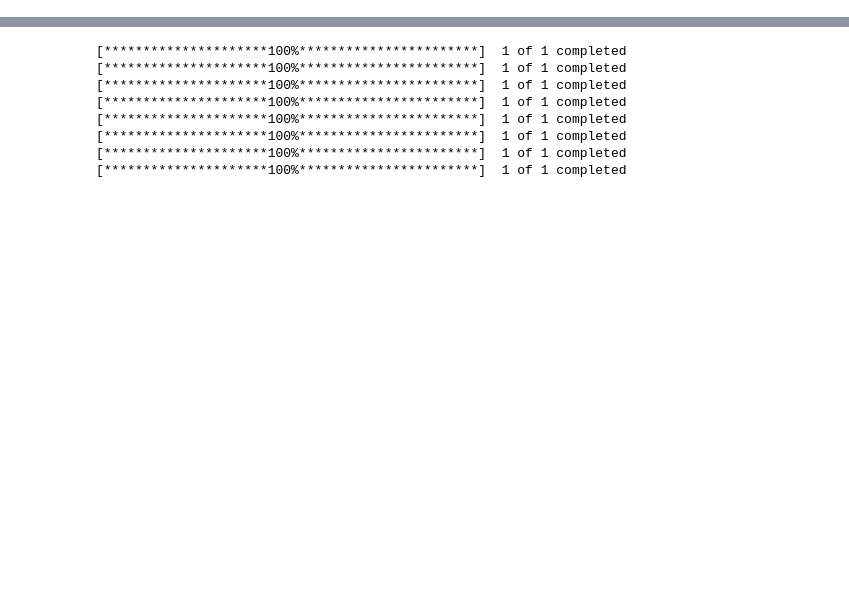
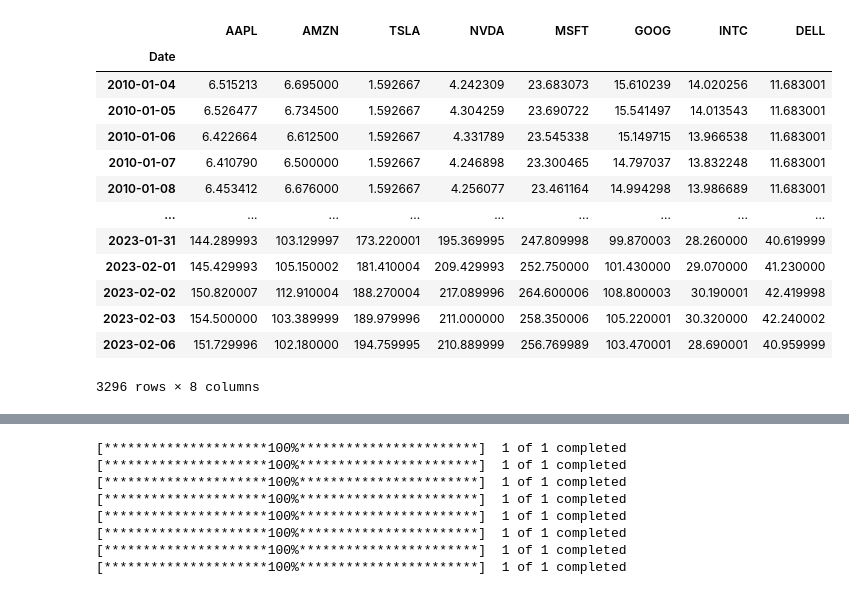
Before and after one commit to Lester-723/Data-Analytics-Projects-, a Jupyter notebook: Securities Analysis Project/Analysis_of_Big_data_stock.ipynb, the cells around one changed output, grey strips where cells are left out. Cells and saved outputs as stored; diff of their text form; code cells hidden in the pictures; blank space fills up the shorter version.

```diff
--- a/Securities Analysis Project/Analysis_of_Big_data_stock.ipynb
+++ b/Securities Analysis Project/Analysis_of_Big_data_stock.ipynb
@@ -136 +131,18 @@ securities.download_stocks_closing(column_name = "Adj Close", fill_method = "for
 3296 rows × 8 columns
+# %%
+securities.fill_values("backward")
+# %% [output]
+|  | AAPL | AMZN | TSLA | NVDA | MSFT | GOOG | INTC | DELL |
+| Date |  |  |  |  |  |  |  |  |
+| 2010-01-04 | 6.515213 | 6.695000 | 1.592667 | 4.242309 | 23.683073 | 15.610239 | 14.020256 | 11.683001 |
+| 2010-01-05 | 6.526477 | 6.734500 | 1.592667 | 4.304259 | 23.690722 | 15.541497 | 14.013543 | 11.683001 |
+| 2010-01-06 | 6.422664 | 6.612500 | 1.592667 | 4.331789 | 23.545338 | 15.149715 | 13.966538 | 11.683001 |
+| 2010-01-07 | 6.410790 | 6.500000 | 1.592667 | 4.246898 | 23.300465 | 14.797037 | 13.832248 | 11.683001 |
+| 2010-01-08 | 6.453412 | 6.676000 | 1.592667 | 4.256077 | 23.461164 | 14.994298 | 13.986689 | 11.683001 |
+| ... | ... | ... | ... | ... | ... | ... | ... | ... |
+| 2023-01-31 | 144.289993 | 103.129997 | 173.220001 | 195.369995 | 247.809998 | 99.870003 | 28.260000 | 40.619999 |
+| 2023-02-01 | 145.429993 | 105.150002 | 181.410004 | 209.429993 | 252.750000 | 101.430000 | 29.070000 | 41.230000 |
+| 2023-02-02 | 150.820007 | 112.910004 | 188.270004 | 217.089996 | 264.600006 | 108.800003 | 30.190001 | 42.419998 |
+| 2023-02-03 | 154.500000 | 103.389999 | 189.979996 | 211.000000 | 258.350006 | 105.220001 | 30.320000 | 42.240002 |
+| 2023-02-06 | 151.729996 | 102.180000 | 194.759995 | 210.889999 | 256.769989 | 103.470001 | 28.690001 | 40.959999 |
+3296 rows × 8 columns
```
Also changed, not shown: parts of 4 cells of this notebook.
